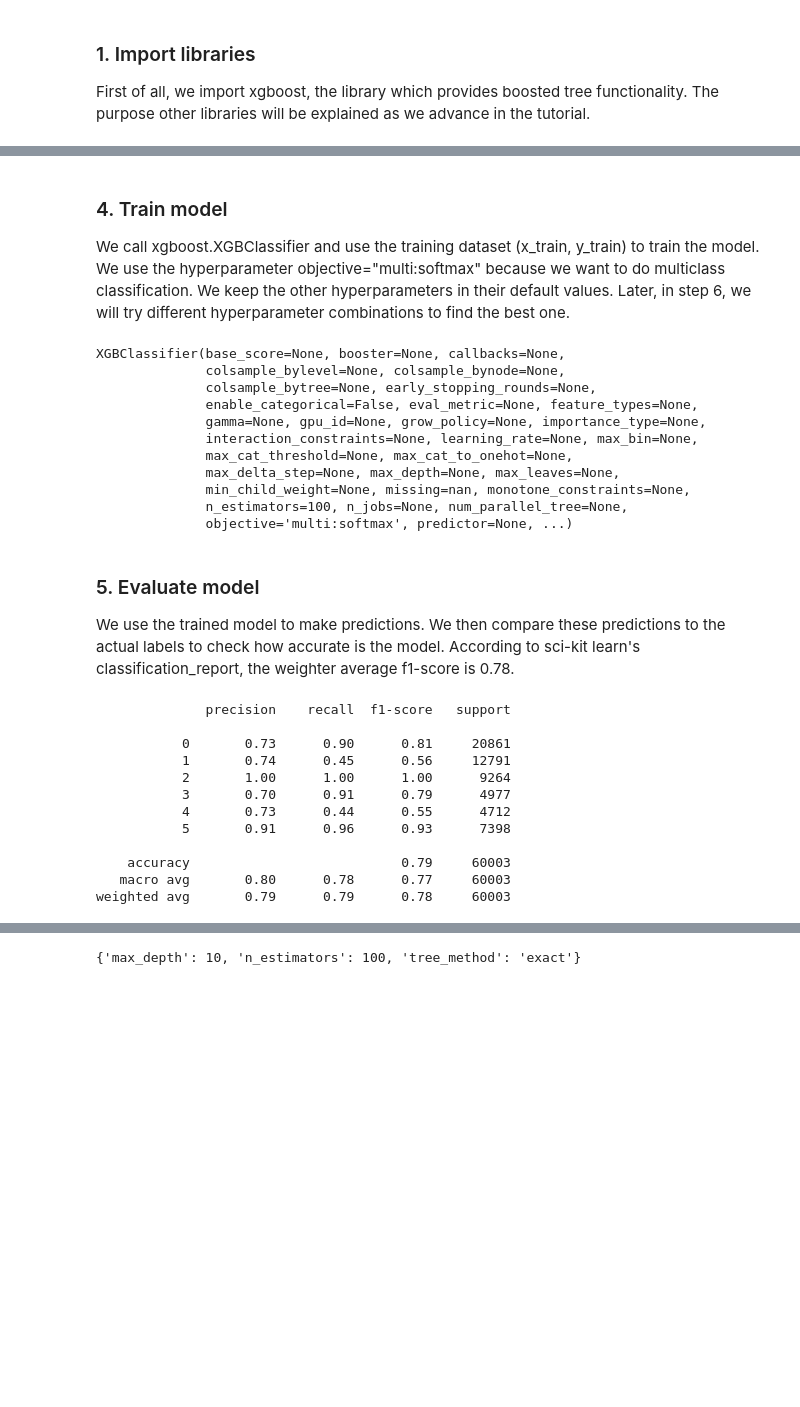
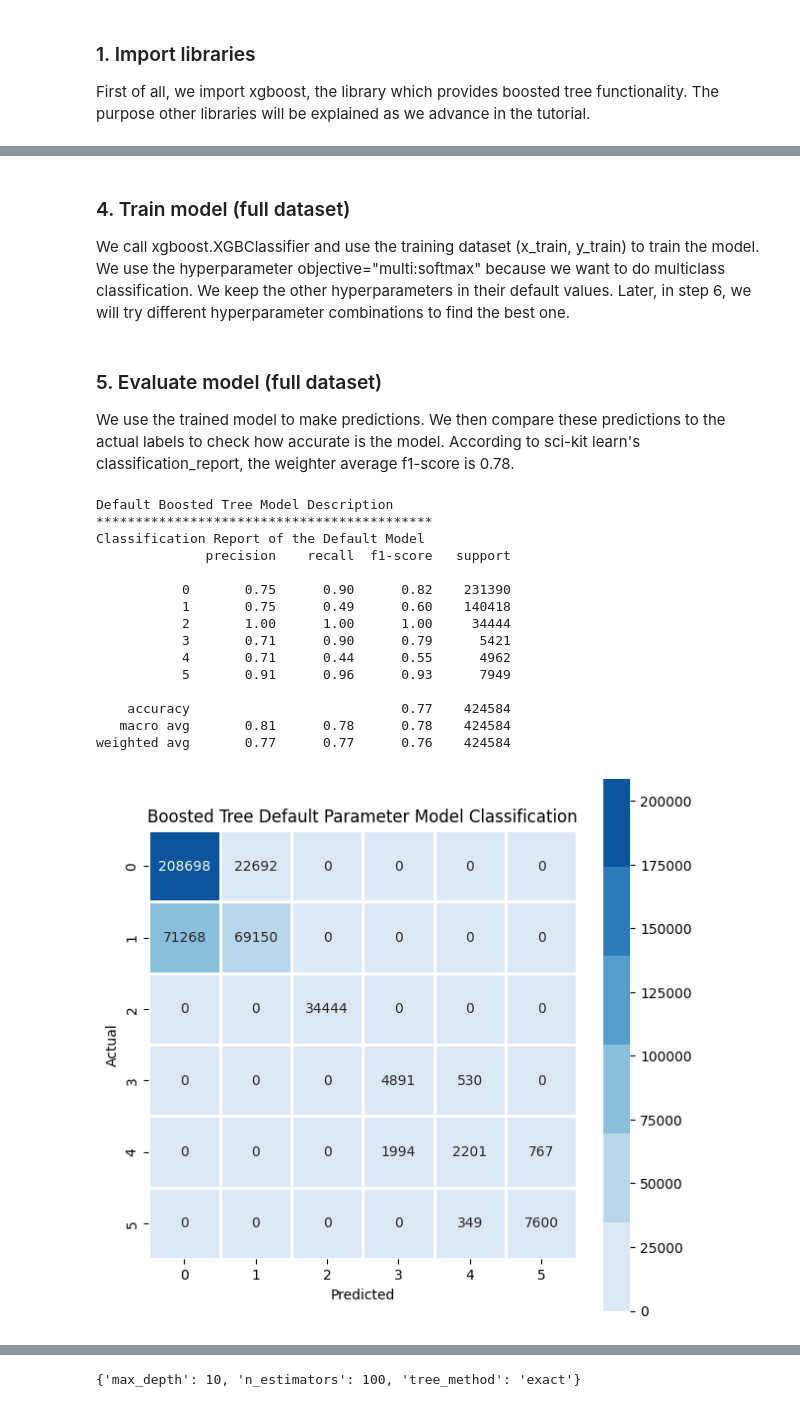
Before and after one commit to nkinesis/soen471-project, a Jupyter notebook: boosted_tree.ipynb, the cells around one changed output, grey strips where cells are left out. Saved outputs shown, nothing was run; the diff lists cells and outputs as text; code cells hidden in the pictures; blank space fills up the shorter version.

```diff
--- a/boosted_tree.ipynb
+++ b/boosted_tree.ipynb
@@ -35,39 +54,48 @@ X_train, X_test, y_train, y_test = train_test_split(
     X, y, test_size=0.33, random_state=42
 )
 # %% [markdown]
-### 4. Train model
+### 4. Train model (full dataset)
 We call xgboost.XGBClassifier and use the training dataset (x_train, y_train) to train the model. We use the hyperparameter objective="multi:softmax" because we want to do multiclass classification. We keep the other hyperparameters in their default values. Later, in step 6, we will try different hyperparameter combinations to find the best one.
 # %%
 model = xgboost.XGBClassifier(objective="multi:softmax", random_state=42)
-model.fit(X_train, y_train)
+model = model.fit(X_train, y_train)
-# %% [output]
-XGBClassifier(base_score=None, booster=None, callbacks=None,
-              colsample_bylevel=None, colsample_bynode=None,
-              colsample_bytree=None, early_stopping_rounds=None,
-              enable_categorical=False, eval_metric=None, feature_types=None,
-              gamma=None, gpu_id=None, grow_policy=None, importance_type=None,
-              interaction_constraints=None, learning_rate=None, max_bin=None,
-              max_cat_threshold=None, max_cat_to_onehot=None,
-              max_delta_step=None, max_depth=None, max_leaves=None,
-              min_child_weight=None, missing=nan, monotone_constraints=None,
-              n_estimators=100, n_jobs=None, num_parallel_tree=None,
-              objective='multi:softmax', predictor=None, ...)
 # %% [markdown]
-### 5. Evaluate model
+### 5. Evaluate model (full dataset)
 We use the trained model to make predictions. We then compare these predictions to the actual labels to check how accurate is the model. According to sci-kit learn's classification_report, the weighter average f1-score is 0.78.
 # %%
-y_pred = model.predict(X_test)
-print(classification_report(y_test, y_pred))
+y_pred = model.predict(X_test).round()
+
+# test
+print("Default Boosted Tree Model Description")
+print("*******************************************")
+print("Classification Report of the Default Model")
+report = classification_report(y_test, y_pred)
+print(report)
+
+# visualizing classification report
+cmap =sns.color_palette("Blues")
+cm = confusion_matrix(y_test, y_pred)
+plt.figure(figsize=(7,7))
+sns.heatmap(cm, annot=True, fmt='g', cmap=cmap,
+            annot_kws={'fontsize':10}, linewidth=1, square=True)
+plt.xlabel("Predicted")
+plt.ylabel("Actual")
+plt.title("Boosted Tree Default Parameter Model Classification")
+plt.show()
 # %% [output]
+Default Boosted Tree Model Description
+*******************************************
+Classification Report of the Default Model
               precision    recall  f1-score   support
 
-           0       0.73      0.90      0.81     20861
-           1       0.74      0.45      0.56     12791
-           2       1.00      1.00      1.00      9264
-           3       0.70      0.91      0.79      4977
-           4       0.73      0.44      0.55      4712
-           5       0.91      0.96      0.93      7398
+           0       0.75      0.90      0.82    231390
+           1       0.75      0.49      0.60    140418
+           2       1.00      1.00      1.00     34444
+           3       0.71      0.90      0.79      5421
+           4       0.71      0.44      0.55      4962
+           5       0.91      0.96      0.93      7949
 
-    accuracy                           0.79     60003
-   macro avg       0.80      0.78      0.77     60003
-weighted avg       0.79      0.79      0.78     60003
+    accuracy                           0.77    424584
+   macro avg       0.81      0.78      0.78    424584
+weighted avg       0.77      0.77      0.76    424584
+[figure, added]
```
Also changed, not shown: parts of 24 cells of this notebook, 1 other file.
